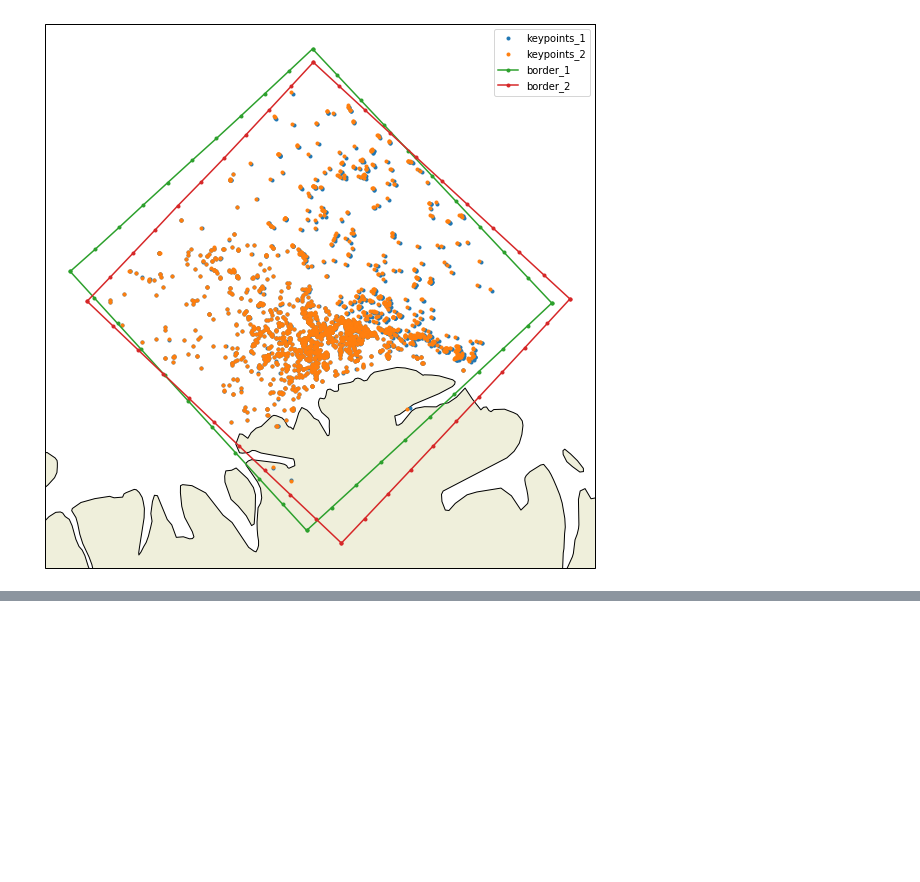
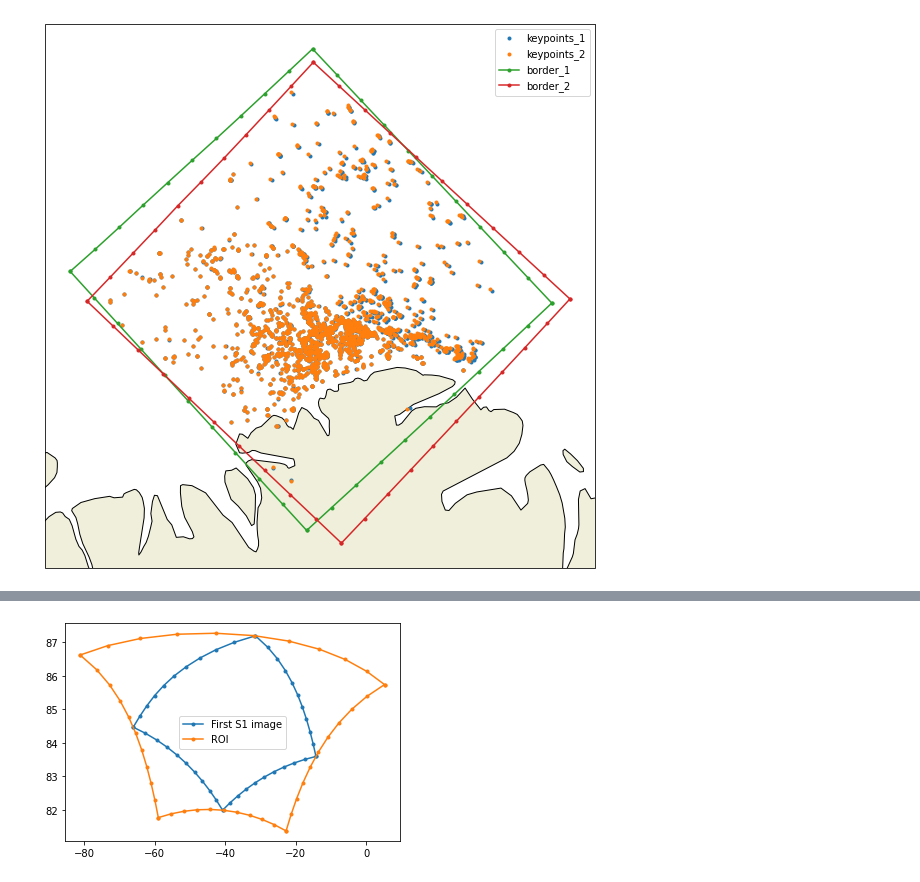
Before and after one commit to nansencenter/sea_ice_drift, a Jupyter notebook: examples/detailed.ipynb, the cells around one changed output, grey strips where cells are left out. Cells and saved outputs as stored; diff of their text form; code cells hidden in the pictures; blank space fills up the shorter version.

```diff
--- a/examples/detailed.ipynb
+++ b/examples/detailed.ipynb
@@ -113,3 +120,11 @@ plt.show()
+# %%
+# plot coverage of the first S1 image and ROI
+plt.plot(*n1.get_border(), '.-', label='First S1 image')
+plt.plot(*d.get_border(), '.-', label='ROI')
+plt.legend()
+plt.show()
+# %% [output]
+[figure, added]
 # %%
 # Run Pattern Matching for each element in lon1pm/lat1pm matrix
 # ice displacement upm and vpm are returned in meters in Stereographic projection
```
Also changed, not shown: parts of 7 cells of this notebook, 2 other files.
